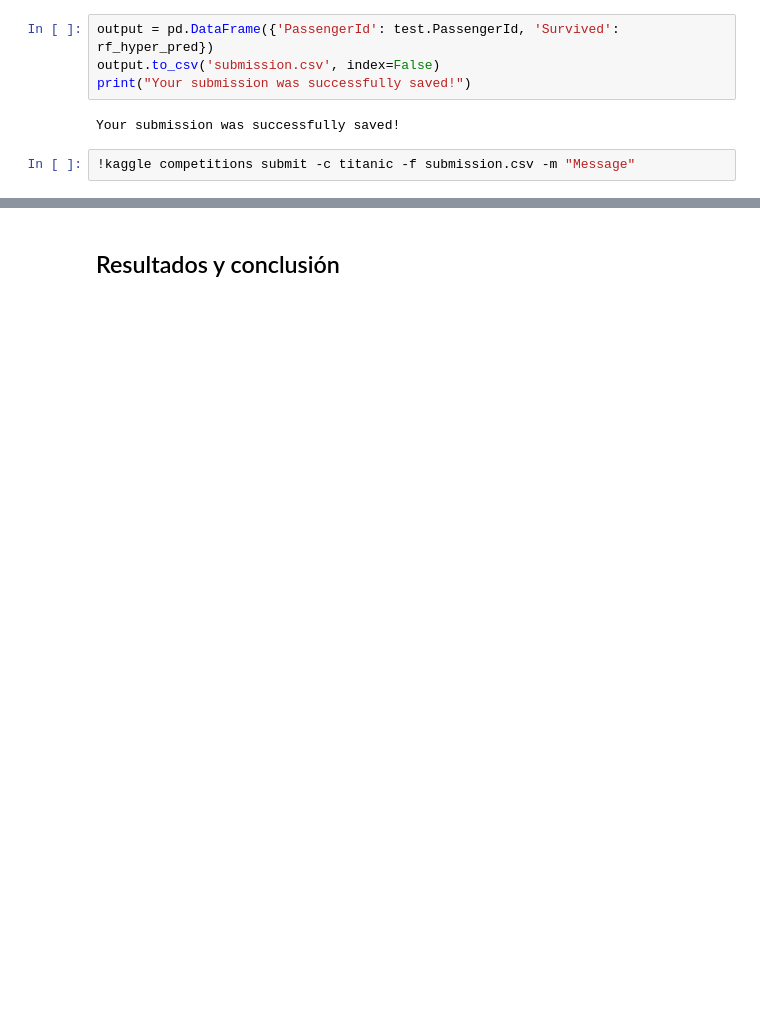
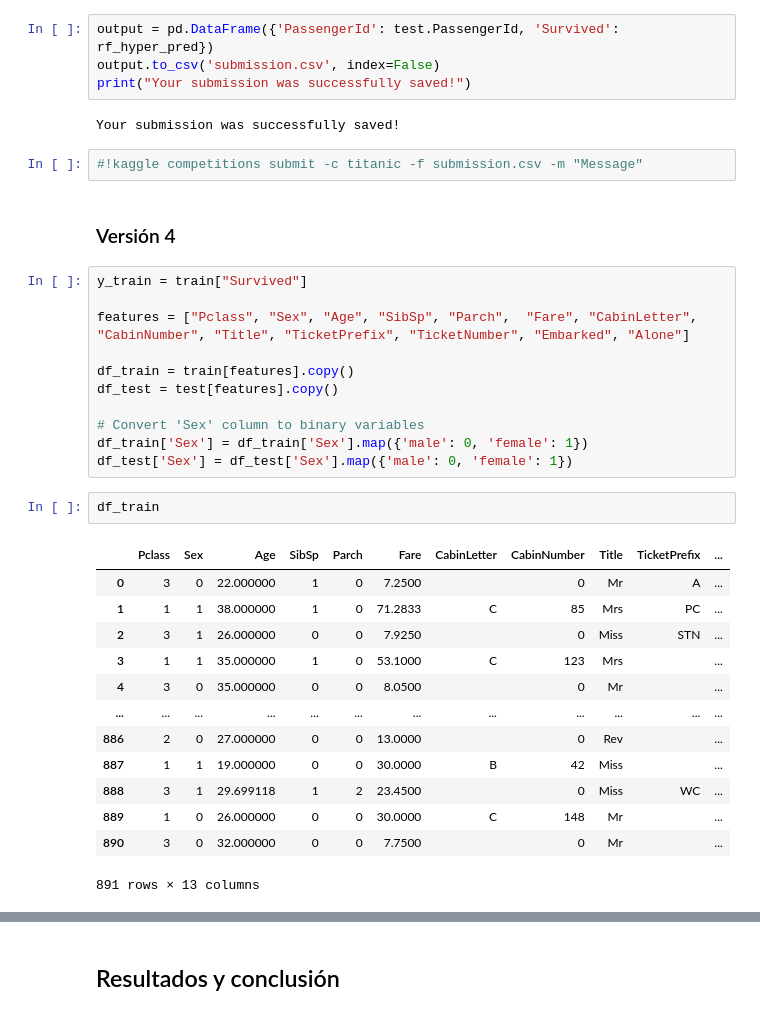
Before and after one commit to pedrochans/Titanic_ML, a Jupyter notebook: Titanic_ML.ipynb, the cells around one changed output, grey strips where cells are left out. Drawn from its saved outputs; the diff is of its cells as text; blank space fills up the shorter version.

```diff
--- a/Titanic_ML.ipynb
+++ b/Titanic_ML.ipynb
@@ -724,4 +753,33 @@ print("Your submission was successfully saved!")
 # %% [output]
 Your submission was successfully saved!
 # %%
-!kaggle competitions submit -c titanic -f submission.csv -m "Message"
+#!kaggle competitions submit -c titanic -f submission.csv -m "Message"
+# %% [markdown]
+### Versión 4
+# %%
+y_train = train["Survived"]
+
+features = ["Pclass", "Sex", "Age", "SibSp", "Parch",  "Fare", "CabinLetter", "CabinNumber", "Title", "TicketPrefix", "TicketNumber", "Embarked", "Alone"]
+
+df_train = train[features].copy()
+df_test = test[features].copy()
+
+# Convert 'Sex' column to binary variables
+df_train['Sex'] = df_train['Sex'].map({'male': 0, 'female': 1})
+df_test['Sex'] = df_test['Sex'].map({'male': 0, 'female': 1})
+# %%
+df_train
+# %% [output]
+|  | Pclass | Sex | Age | SibSp | Parch | Fare | CabinLetter | CabinNumber | Title | TicketPrefix | ... |
+| 0 | 3 | 0 | 22.000000 | 1 | 0 | 7.2500 |  | 0 | Mr | A | ... |
+| 1 | 1 | 1 | 38.000000 | 1 | 0 | 71.2833 | C | 85 | Mrs | PC | ... |
+| 2 | 3 | 1 | 26.000000 | 0 | 0 | 7.9250 |  | 0 | Miss | STN | ... |
+| 3 | 1 | 1 | 35.000000 | 1 | 0 | 53.1000 | C | 123 | Mrs |  | ... |
+| 4 | 3 | 0 | 35.000000 | 0 | 0 | 8.0500 |  | 0 | Mr |  | ... |
+| ... | ... | ... | ... | ... | ... | ... | ... | ... | ... | ... | ... |
+| 886 | 2 | 0 | 27.000000 | 0 | 0 | 13.0000 |  | 0 | Rev |  | ... |
+| 887 | 1 | 1 | 19.000000 | 0 | 0 | 30.0000 | B | 42 | Miss |  | ... |
+| 888 | 3 | 1 | 29.699118 | 1 | 2 | 23.4500 |  | 0 | Miss | WC | ... |
+| 889 | 1 | 0 | 26.000000 | 0 | 0 | 30.0000 | C | 148 | Mr |  | ... |
+| 890 | 3 | 0 | 32.000000 | 0 | 0 | 7.7500 |  | 0 | Mr |  | ... |
+891 rows × 13 columns
```
Also changed, not shown: parts of 30 cells of this notebook, 2 other files.
